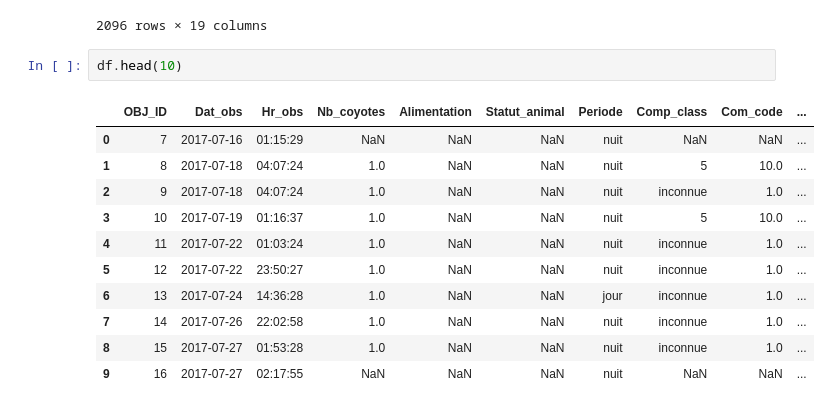
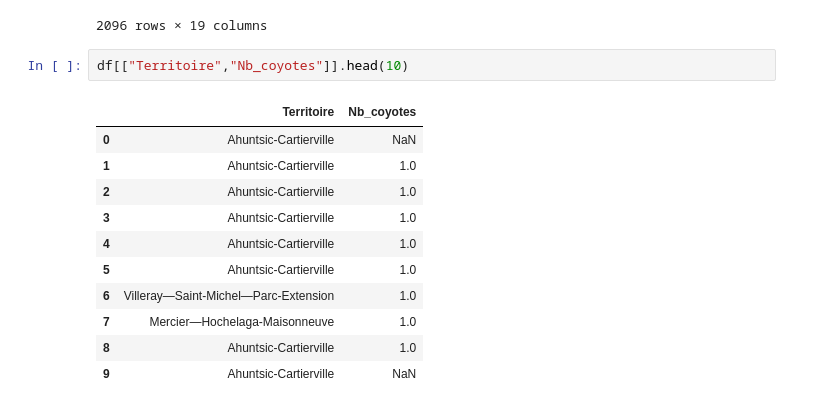
Before and after one commit to geocot/PythonAvance, a Jupyter notebook: Science/Coyotes.ipynb, the cells around one changed output. Cells and saved outputs as stored; diff of their text form.

```diff
--- a/Science/Coyotes.ipynb
+++ b/Science/Coyotes.ipynb
@@ -23,16 +19,16 @@ df
 | 2095 | 2392 | 2023-03-12 | 21:00:00 | 1.0 | NaN | NaN | nuit | 1 | 1.0 | ... |
 2096 rows × 19 columns
 # %%
-df.head(10)
+df[["Territoire","Nb_coyotes"]].head(10)
 # %% [output]
-|  | OBJ_ID | Dat_obs | Hr_obs | Nb_coyotes | Alimentation | Statut_animal | Periode | Comp_class | Com_code | ... |
-| 0 | 7 | 2017-07-16 | 01:15:29 | NaN | NaN | NaN | nuit | NaN | NaN | ... |
-| 1 | 8 | 2017-07-18 | 04:07:24 | 1.0 | NaN | NaN | nuit | 5 | 10.0 | ... |
-| 2 | 9 | 2017-07-18 | 04:07:24 | 1.0 | NaN | NaN | nuit | inconnue | 1.0 | ... |
-| 3 | 10 | 2017-07-19 | 01:16:37 | 1.0 | NaN | NaN | nuit | 5 | 10.0 | ... |
-| 4 | 11 | 2017-07-22 | 01:03:24 | 1.0 | NaN | NaN | nuit | inconnue | 1.0 | ... |
-| 5 | 12 | 2017-07-22 | 23:50:27 | 1.0 | NaN | NaN | nuit | inconnue | 1.0 | ... |
-| 6 | 13 | 2017-07-24 | 14:36:28 | 1.0 | NaN | NaN | jour | inconnue | 1.0 | ... |
-| 7 | 14 | 2017-07-26 | 22:02:58 | 1.0 | NaN | NaN | nuit | inconnue | 1.0 | ... |
-| 8 | 15 | 2017-07-27 | 01:53:28 | 1.0 | NaN | NaN | nuit | inconnue | 1.0 | ... |
-| 9 | 16 | 2017-07-27 | 02:17:55 | NaN | NaN | NaN | nuit | NaN | NaN | ... |
+|  | Territoire | Nb_coyotes |
+| 0 | Ahuntsic-Cartierville | NaN |
+| 1 | Ahuntsic-Cartierville | 1.0 |
+| 2 | Ahuntsic-Cartierville | 1.0 |
+| 3 | Ahuntsic-Cartierville | 1.0 |
+| 4 | Ahuntsic-Cartierville | 1.0 |
+| 5 | Ahuntsic-Cartierville | 1.0 |
+| 6 | Villeray—Saint-Michel—Parc-Extension | 1.0 |
+| 7 | Mercier—Hochelaga-Maisonneuve | 1.0 |
+| 8 | Ahuntsic-Cartierville | 1.0 |
+| 9 | Ahuntsic-Cartierville | NaN |
```
Also changed, not shown: parts of 29 cells of this notebook, 6 other files.
